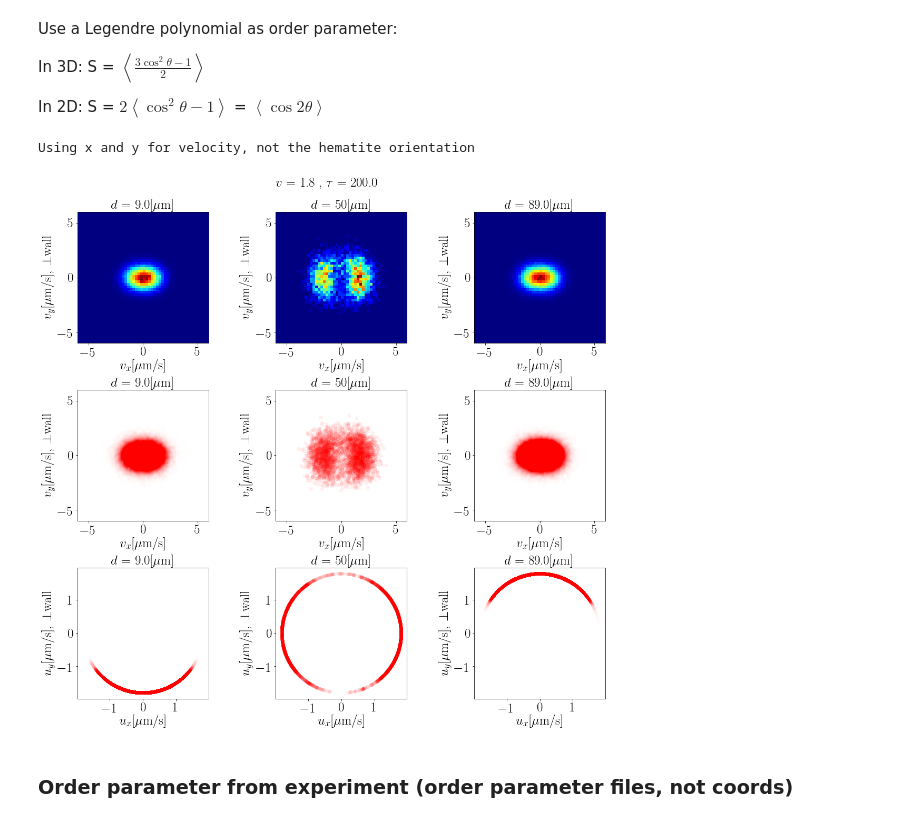
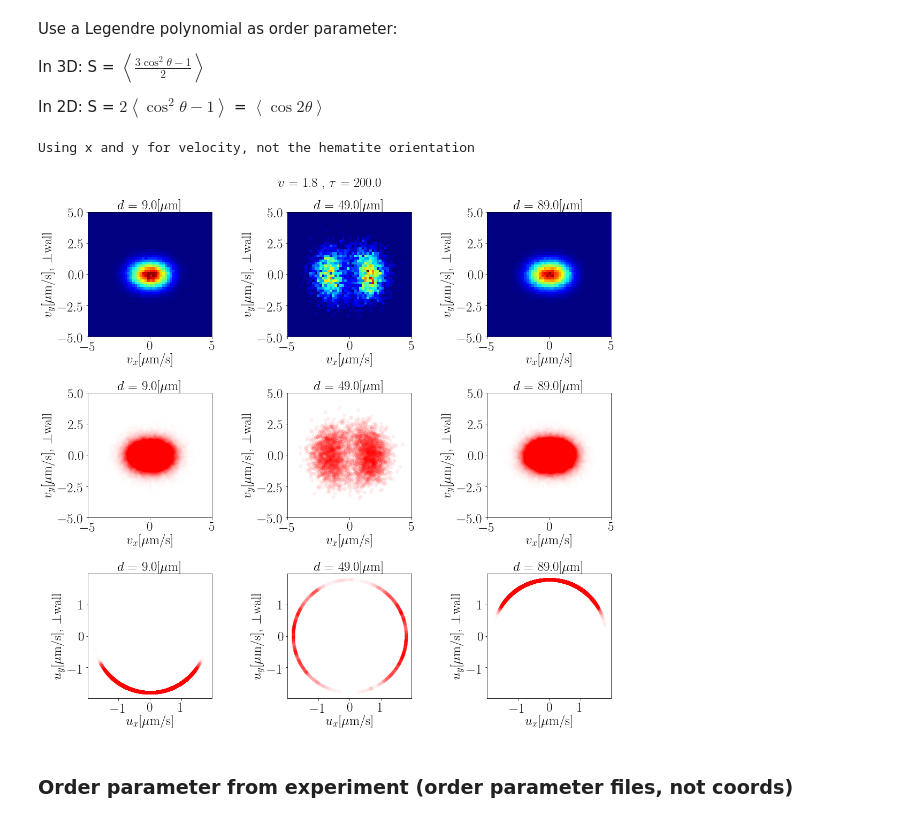
Before and after one commit to MichaHK/Simulation, a Jupyter notebook: SimulationResultsVisualization.ipynb, the cells around one changed output. Drawn from its saved outputs; the diff is of its cells as text; code cells hidden in the pictures.

```diff
--- a/SimulationResultsVisualization.ipynb
+++ b/SimulationResultsVisualization.ipynb
@@ -371,0 +340,5 @@ CurrentFolder
+# %%
+subFolder='20190926_HMDS_AF_tau_SDS_Relay/FitDrag_movie' # agrees with theory P, as long as low persistence length compared to bulk
+CurrentFolder=os.getcwd()
+CurrentFolder=CurrentFolder.replace('\\',r'/')+'/'+subFolder
+CurrentFolder
@@ -428,10 +401,12 @@ In 3D: S = $\left<\frac{3\cos^2 \theta -1}{2}\right>$
 
 In 2D: S = $2\left<\cos^2 \theta -1\right>$ = $\left<\cos 2\theta\right>$
 # %%
-DistancesToSample = [48.8-40, 50, 48.8+40] # 51,18,82
+DistancesToSample = [48.8-40, 48.8, 48.8+40] # 51,18,82
+ExportFile = False
 range_um = 2
 fps = 5 # this is the sampling rate in the coordinates file. You need to change it or get it from the meta.
 UseHeatMap = False
+LimitVelocityForPlot = 5
 print('Using x and y for velocity, not the hematite orientation')
 FactorForUmPs = fps
 fig, ax = plt.subplots(3, len(DistancesToSample), figsize = [16,15])
@@ -443,39 +418,42 @@ for ind, DistanceToSample in enumerate(DistancesToSample):
             alpha = 0.05
         else:
             alpha = 0.002
         ax[0,ind].hist2d(FactorForUmPs*dx[(y>MinDistance) & (y<MaxDistance)],
-                FactorForUmPs*dy[(y>MinDistance) & (y<MaxDistance)], bins = 50, cmap = 'jet', range = [[-6, 6], [-6, 6]],
+                FactorForUmPs*dy[(y>MinDistance) & (y<MaxDistance)], bins = 50, cmap = 'jet',
+                         range = [[-LimitVelocityForPlot, LimitVelocityForPlot], [-LimitVelocityForPlot, LimitVelocityForPlot]],
                   density = True);
     if 2: # second panel heatmap displacements
         ax[1, ind].scatter(FactorForUmPs*dx[(y>MinDistance) & (y<MaxDistance)],
                     FactorForUmPs*dy[(y>MinDistance) & (y<MaxDistance)], alpha = alpha, color= 'r')
     # set legends for panels 1, 2
     for panel in list([0,1]):
-        ax[panel,ind].set_xlim([-6,6])
-        ax[panel,ind].set_ylim([-6,6])
+        ax[panel,ind].set_xlim([-LimitVelocityForPlot,LimitVelocityForPlot])
+        ax[panel,ind].set_ylim([-LimitVelocityForPlot,LimitVelocityForPlot])
         ax[panel,ind].set_xlabel('$v_x[\mu$m/s]')
         ax[panel,ind].set_ylabel('$v_y[\mu$m/s], $\\bot$wall')
         ax[panel,ind].set_aspect('equal', adjustable='box')
         ax[panel,ind].set_title('$d$ = ' + str(np.round(DistanceToSample)) + '[$\mu$m]')
     if 3: # third panel with driving swimming direction
+        alpha = 0.01
         Swimming_velocity = LoadedMetaDF['velocity_umPs'][0]
         ax[2,ind].scatter(Swimming_velocity*np.cos(p[(y>MinDistance) & (y<MaxDistance)]),
                         Swimming_velocity*np.sin(p[(y>MinDistance) & (y<MaxDistance)]), alpha = alpha, color= 'r')
         ax[2,ind].set_xlim([-1.1*Swimming_velocity,1.1*Swimming_velocity])
         ax[2,ind].set_ylim([-1.1*Swimming_velocity,1.1*Swimming_velocity])
         ax[2,ind].set_xlabel('$u_x[\mu$m/s]')
         ax[2,ind].set_ylabel('$u_y[\mu$m/s], $\\bot$wall')
         ax[2,ind].set_aspect('equal', adjustable='box')
         ax[2,ind].set_title('$d$ = ' + str(np.round(DistanceToSample)) + '[$\mu$m]')
 tau = 1/LoadedMetaDF['D_R_Ps'][0]
 fig.suptitle('$v$ = ' + str(Swimming_velocity) + ' , $\\tau$ = ' + str(tau))
 fig.tight_layout()
 fig.subplots_adjust(top=0.92)
-exportFilename = FullPathTrajFilename.replace('coords.csv', '.jpg')
-plt.savefig(exportFilename, dpi = 500)
+if ExportFile:
+    exportFilename = FullPathTrajFilename.replace('coords.csv', '.jpg')
+    plt.savefig(exportFilename, dpi = 500)
 # %% [output]
 Using x and y for velocity, not the hematite orientation
-[figure, old version]
+[figure, new version]
 # %% [markdown]
 ### Order parameter from experiment (order parameter files, not coords)
 # %% [markdown]
```
Also changed, not shown: parts of 18 cells of this notebook, 1 other file.
